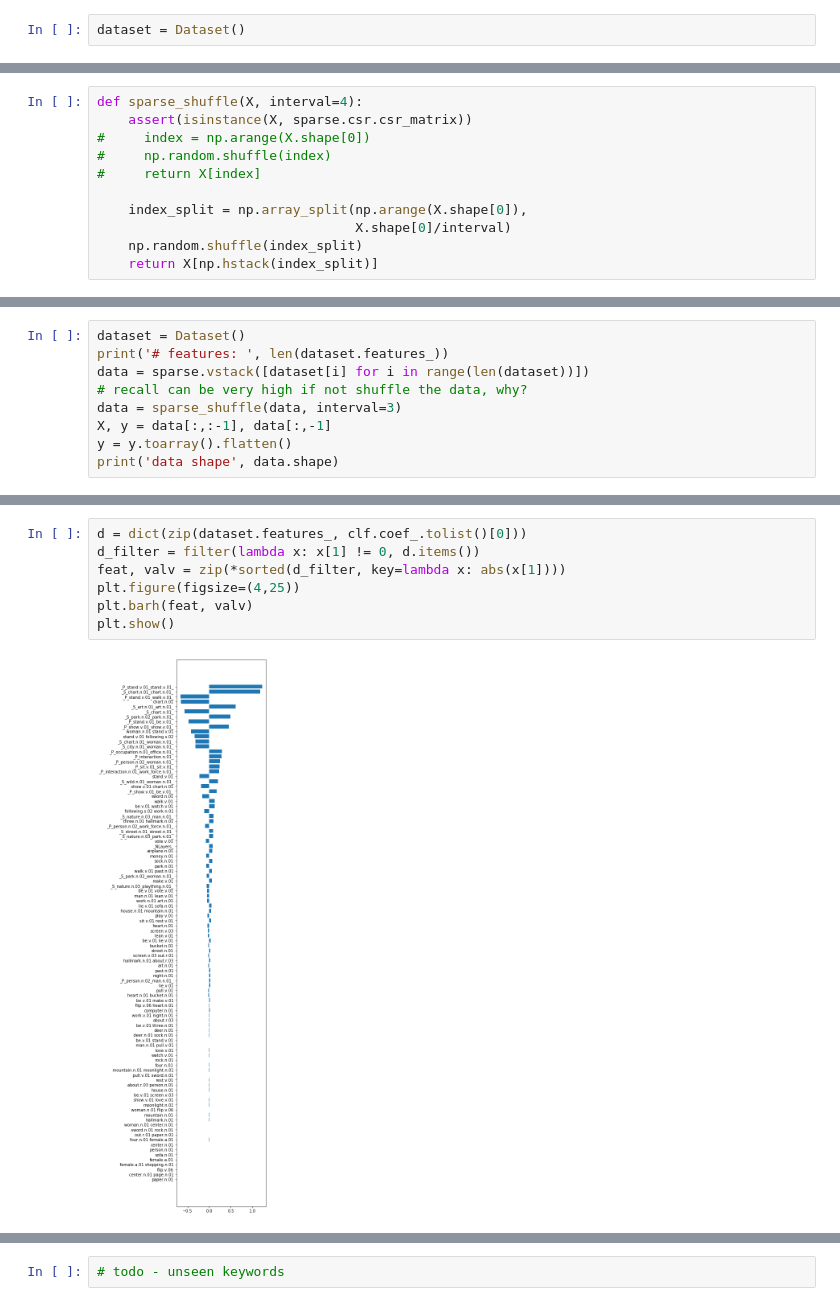
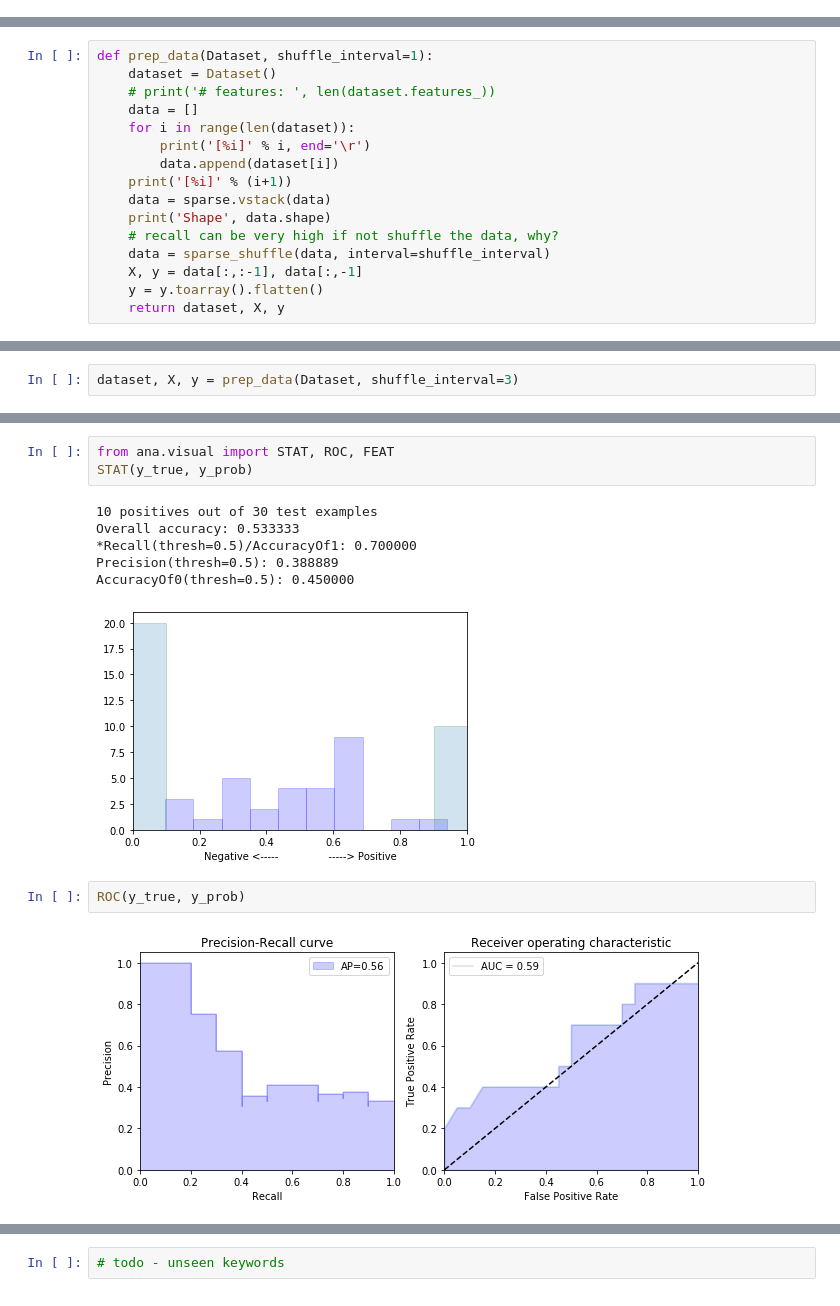
Before and after one commit to shwinshaker/Text2Scene, a Jupyter notebook: train.ipynb, the cells around one changed output, grey strips where cells are left out. Saved outputs shown, nothing was run; the diff lists cells and outputs as text.

```diff
--- a/train.ipynb
+++ b/train.ipynb
@@ -109,2 +0,0 @@ class Dataset():
-# %%
-dataset = Dataset()
@@ -170,11 +0,0 @@ class DatasetReality(Dataset):
-# %%
-def sparse_shuffle(X, interval=4):
-    assert(isinstance(X, sparse.csr.csr_matrix))
-#     index = np.arange(X.shape[0])
-#     np.random.shuffle(index)
-#     return X[index]
-
-    index_split = np.array_split(np.arange(X.shape[0]),
-                                 X.shape[0]/interval)
-    np.random.shuffle(index_split)
-    return X[np.hstack(index_split)]
@@ -181,9 +10,16 @@ def sparse_shuffle(X, interval=4):
 # %%
-dataset = Dataset()
-print('# features: ', len(dataset.features_))
-data = sparse.vstack([dataset[i] for i in range(len(dataset))])
-# recall can be very high if not shuffle the data, why?
-data = sparse_shuffle(data, interval=3)
-X, y = data[:,:-1], data[:,-1]
-y = y.toarray().flatten()
-print('data shape', data.shape)
+def prep_data(Dataset, shuffle_interval=1):
+    dataset = Dataset()
+    # print('# features: ', len(dataset.features_))
+    data = []
+    for i in range(len(dataset)):
+        print('[%i]' % i, end='\r')
+        data.append(dataset[i])
+    print('[%i]' % (i+1))
+    data = sparse.vstack(data)
+    print('Shape', data.shape)
+    # recall can be very high if not shuffle the data, why?
+    data = sparse_shuffle(data, interval=shuffle_interval)
+    X, y = data[:,:-1], data[:,-1]
+    y = y.toarray().flatten()
+    return dataset, X, y
@@ -215,0 +26,2 @@ A man looks at his chart with his back.
+# %%
+dataset, X, y = prep_data(Dataset, shuffle_interval=3)
@@ -316,9 +52,14 @@ plt.show()
-# %%
-d = dict(zip(dataset.features_, clf.coef_.tolist()[0]))
-d_filter = filter(lambda x: x[1] != 0, d.items())
-feat, valv = zip(*sorted(d_filter, key=lambda x: abs(x[1])))
-plt.figure(figsize=(4,25))
-plt.barh(feat, valv)
-plt.show()
-# %% [output]
-[figure, removed]
+# %%
+from ana.visual import STAT, ROC, FEAT
+STAT(y_true, y_prob)
+# %% [output]
+10 positives out of 30 test examples
+Overall accuracy: 0.533333
+*Recall(thresh=0.5)/AccuracyOf1: 0.700000
+Precision(thresh=0.5): 0.388889
+AccuracyOf0(thresh=0.5): 0.450000
+[figure, added]
+# %%
+ROC(y_true, y_prob)
+# %% [output]
+[figure, added]
```
Also changed, not shown: parts of 25 cells of this notebook, 11 other files.
